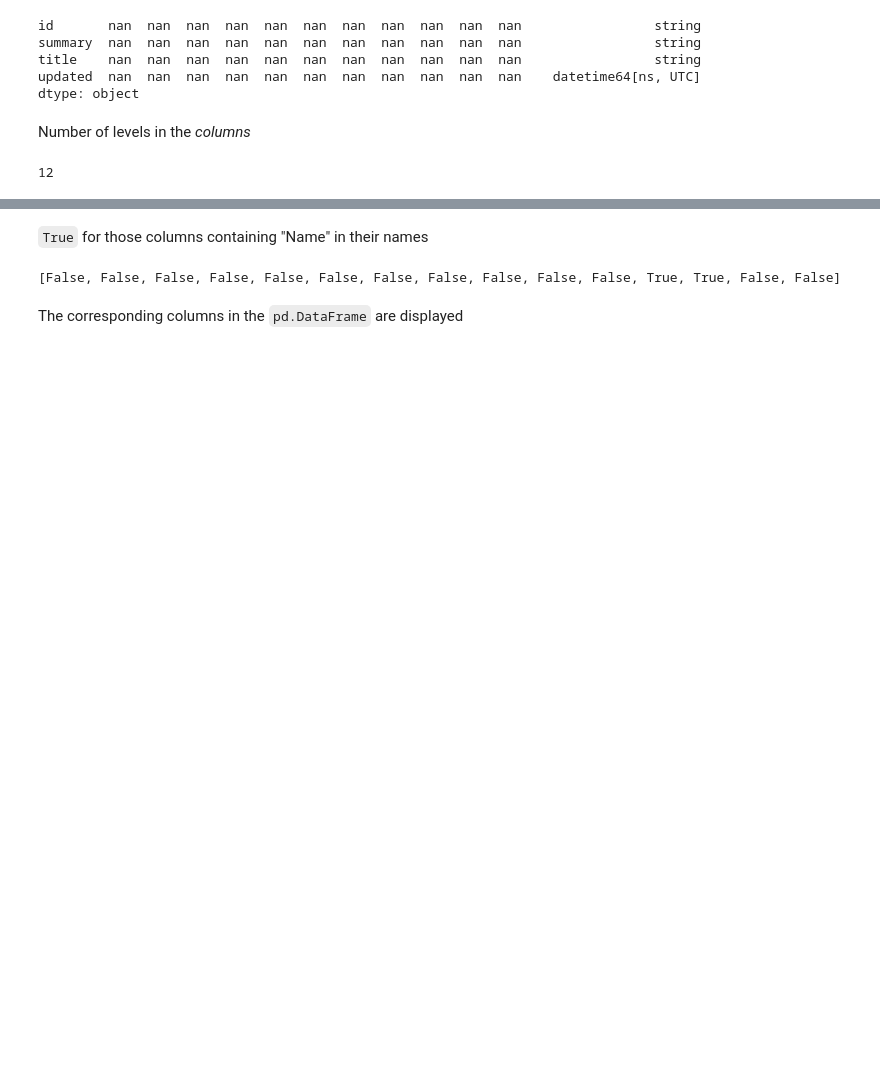
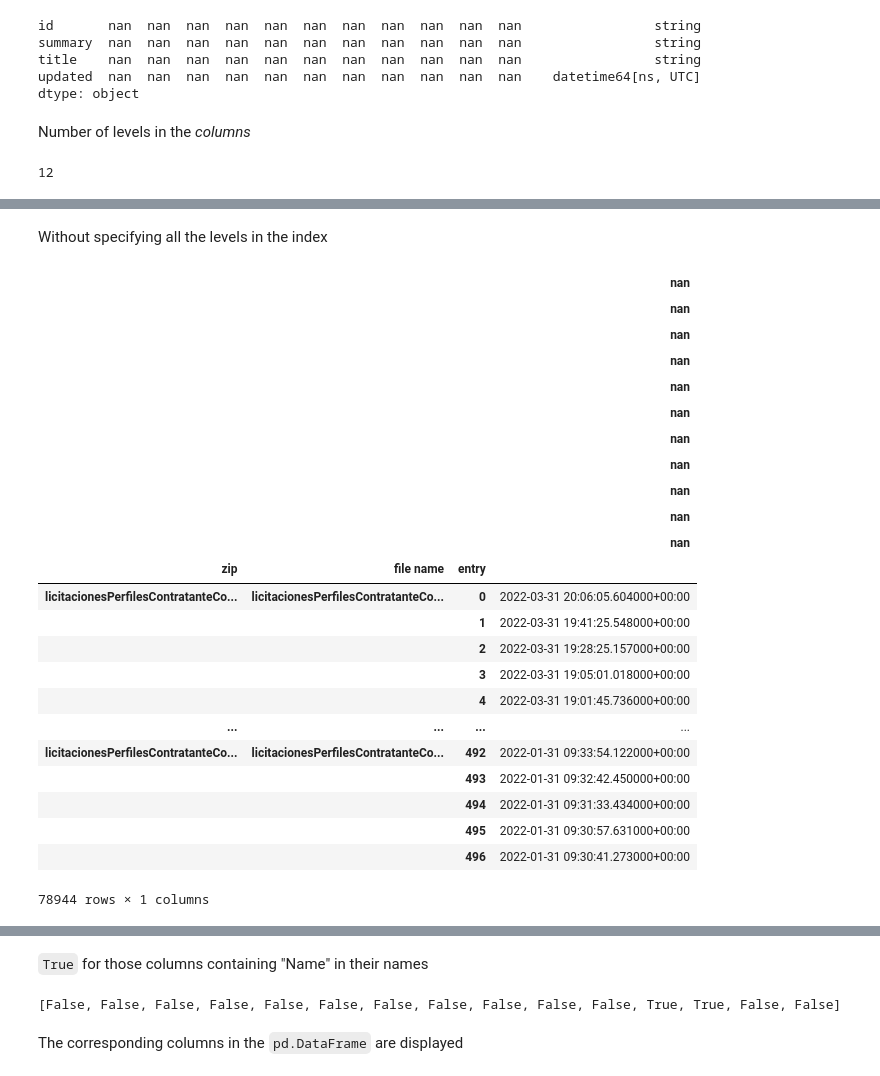
Before and after one commit to manuvazquez/dlsproc, a Jupyter notebook: reports/exploratory.ipynb, the cells around one changed output, grey strips where cells are left out. Saved outputs shown, nothing was run; the diff lists cells and outputs as text; code cells hidden in the pictures; blank space fills up the shorter version.

```diff
--- a/reports/exploratory.ipynb
+++ b/reports/exploratory.ipynb
@@ -96 +122,30 @@ insiders_df.columns.nlevels
+# %% [markdown]
+Without specifying all the levels in the index
+# %%
+insiders_df.loc[:, 'updated']
+# %% [output]
+|  |  |  | nan |
+|  |  |  | nan |
+|  |  |  | nan |
+|  |  |  | nan |
+|  |  |  | nan |
+|  |  |  | nan |
+|  |  |  | nan |
+|  |  |  | nan |
+|  |  |  | nan |
+|  |  |  | nan |
+|  |  |  | nan |
+| zip | file name | entry |  |
+| licitacionesPerfilesContratanteCo... | licitacionesPerfilesContratanteCo... | 0 | 2022-03-31 20:06:05.604000+00:00 |
+|  |  | 1 | 2022-03-31 19:41:25.548000+00:00 |
+|  |  | 2 | 2022-03-31 19:28:25.157000+00:00 |
+|  |  | 3 | 2022-03-31 19:05:01.018000+00:00 |
+|  |  | 4 | 2022-03-31 19:01:45.736000+00:00 |
+| ... | ... | ... | ... |
+| licitacionesPerfilesContratanteCo... | licitacionesPerfilesContratanteCo... | 492 | 2022-01-31 09:33:54.122000+00:00 |
+|  |  | 493 | 2022-01-31 09:32:42.450000+00:00 |
+|  |  | 494 | 2022-01-31 09:31:33.434000+00:00 |
+|  |  | 495 | 2022-01-31 09:30:57.631000+00:00 |
+|  |  | 496 | 2022-01-31 09:30:41.273000+00:00 |
+78944 rows × 1 columns
 # %%
```
Also changed, not shown: parts of 19 cells of this notebook, 9 other files.
